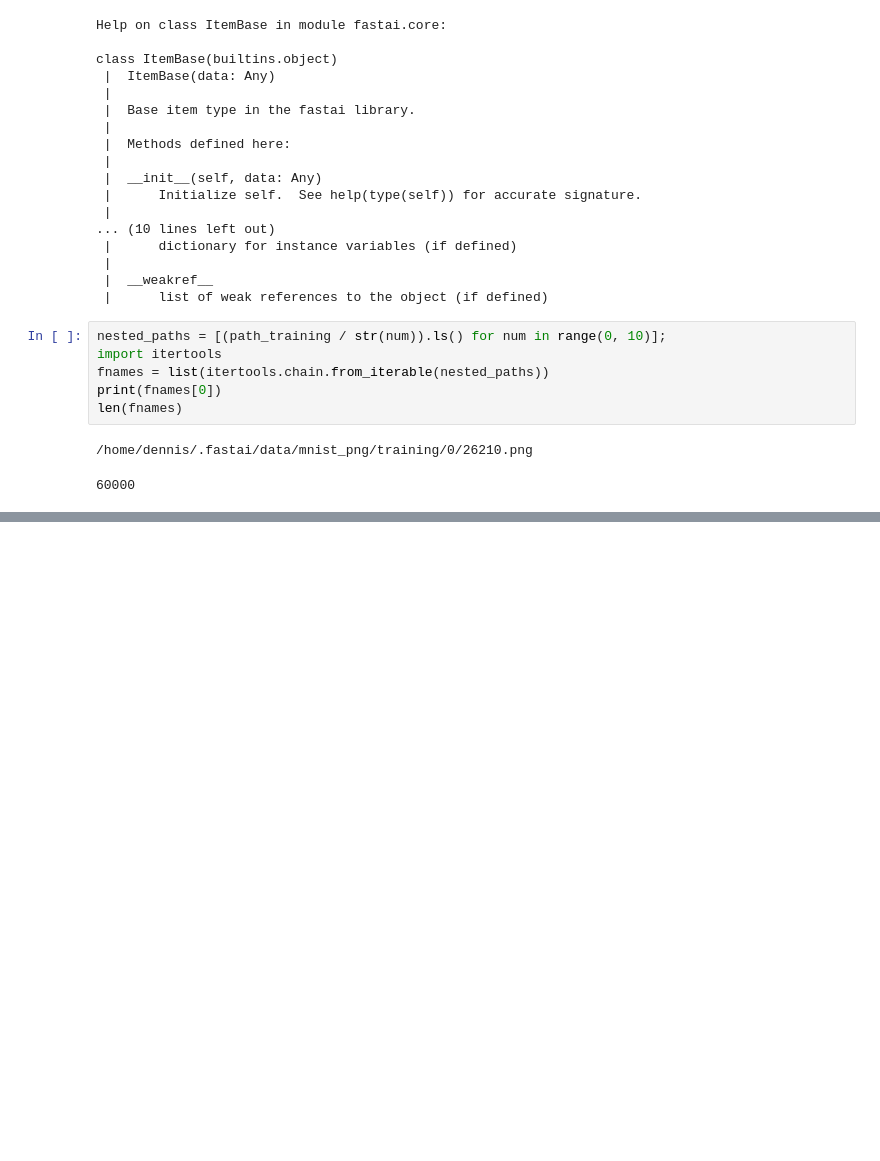
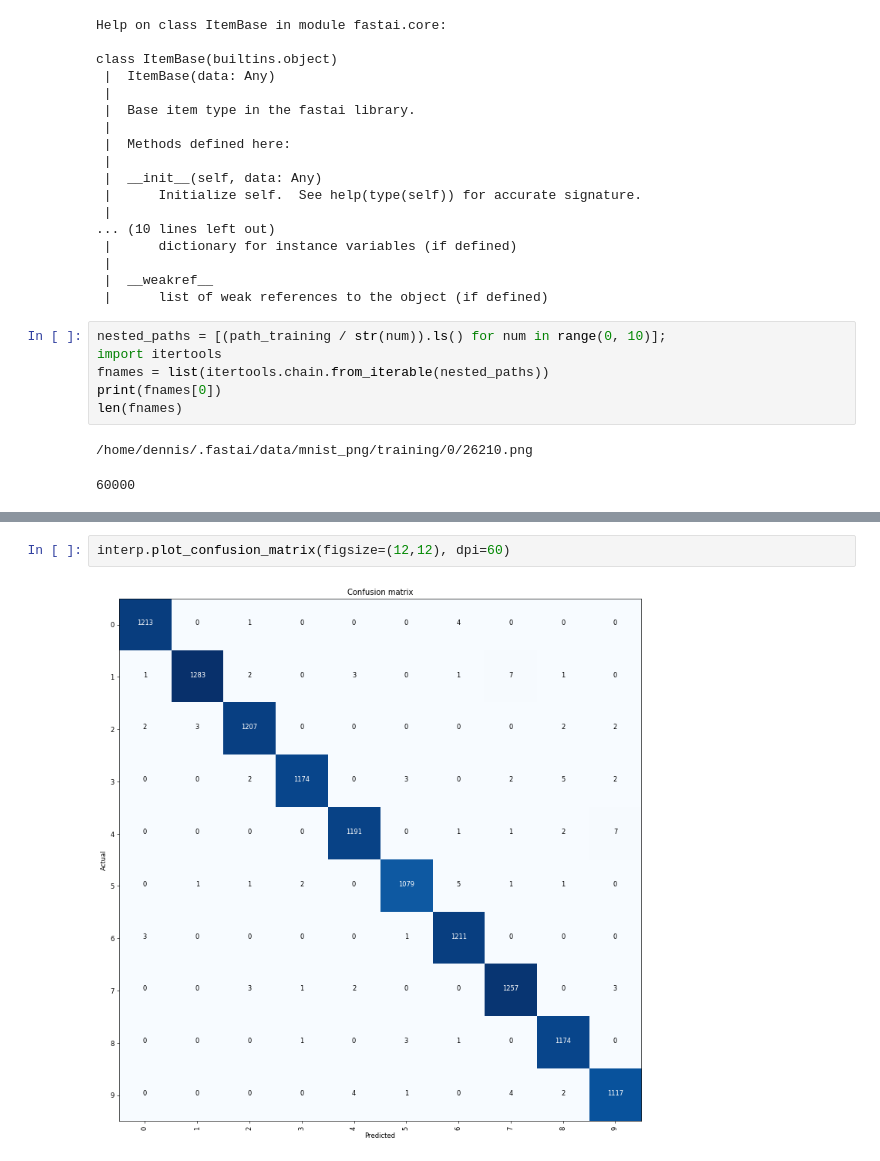
Before and after one commit to cdepillabout/course-v3, a Jupyter notebook: nbs/dl1/lesson1-mine-mnist.ipynb, the cells around one changed output, grey strips where cells are left out. Cells and saved outputs as stored; diff of their text form; blank space fills up the shorter version.

```diff
--- a/nbs/dl1/lesson1-mine-mnist.ipynb
+++ b/nbs/dl1/lesson1-mine-mnist.ipynb
@@ -84,0 +178,4 @@ data.classes
+# %%
+interp.plot_confusion_matrix(figsize=(12,12), dpi=60)
+# %% [output]
+[figure, added]
```
Also changed, not shown: parts of 16 cells of this notebook, 1 other file.
